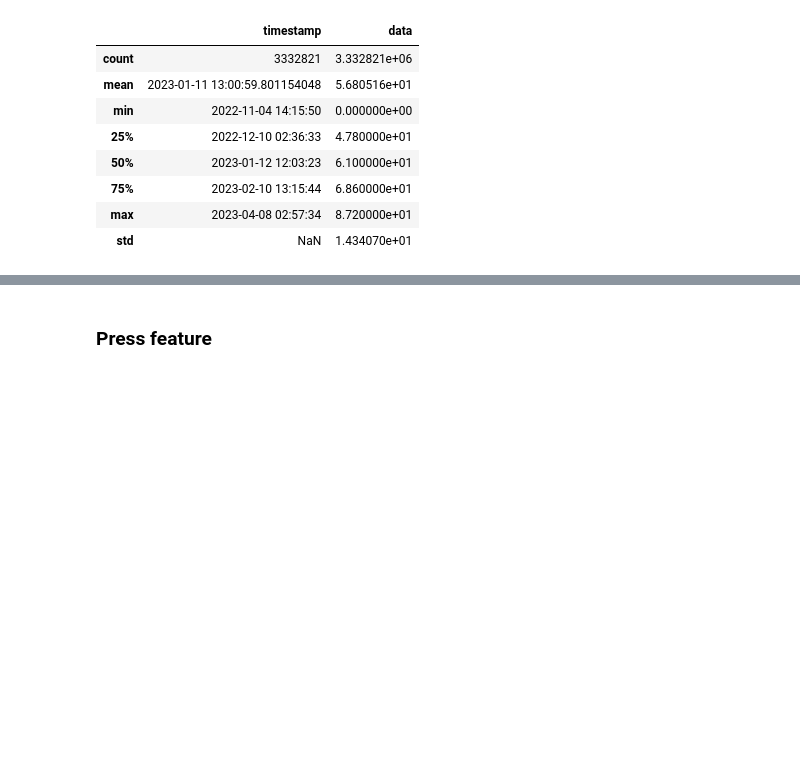
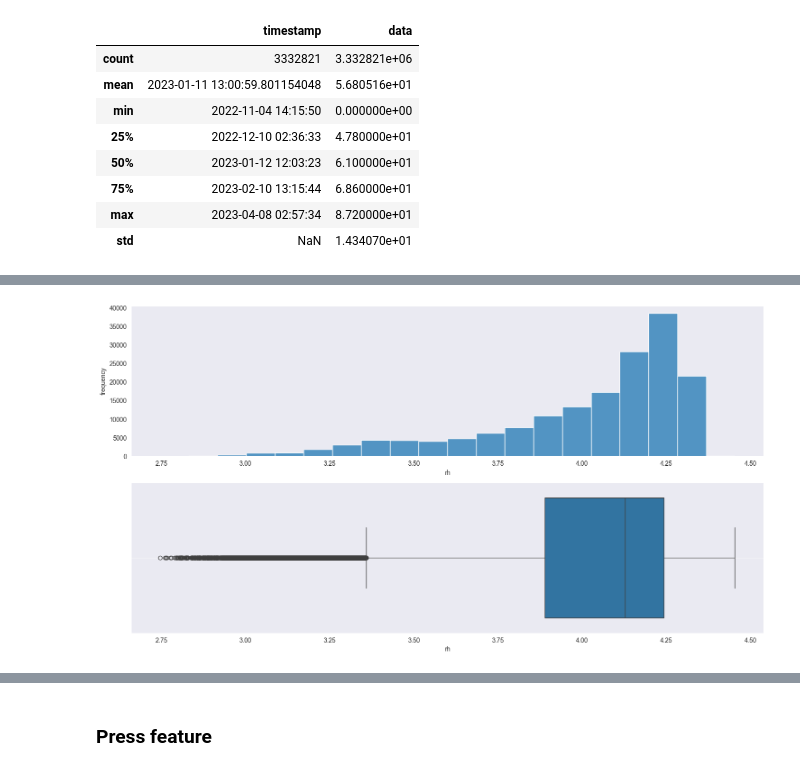
Before and after one commit to lolloberga/quantum_weather_station, a Jupyter notebook: notebooks/1_univariate_analysis.ipynb, the cells around one changed output, grey strips where cells are left out. Drawn from its saved outputs; the diff is of its cells as text; code cells hidden in the pictures; blank space fills up the shorter version.

```diff
--- a/notebooks/1_univariate_analysis.ipynb
+++ b/notebooks/1_univariate_analysis.ipynb
@@ -209,3 +239,16 @@ plt.show()
+# %%
+_, ax = plt.subplots(2,1, figsize=(15,8))
+sns.histplot(np.log(1+df_rh_aggr['data']), bins=20, kde=False, ax=ax[0])
+ax[0].grid()
+ax[0].set_xlabel('rh')
+ax[0].set_ylabel('frequency')
+sns.boxplot(x=np.log(1+df_rh_aggr['data']), ax=ax[1])
+ax[1].set_xlabel('rh')
+ax[1].grid()
+plt.tight_layout()
+plt.show()
+# %% [output]
+[figure, added]
 # %%
 _, ax = plt.subplots(1,2, figsize=(10,5))
 df_rh_aggr_scatt = df_rh_aggr.set_index('timestamp')
```
Also changed, not shown: parts of 18 cells of this notebook, 3 other files.
